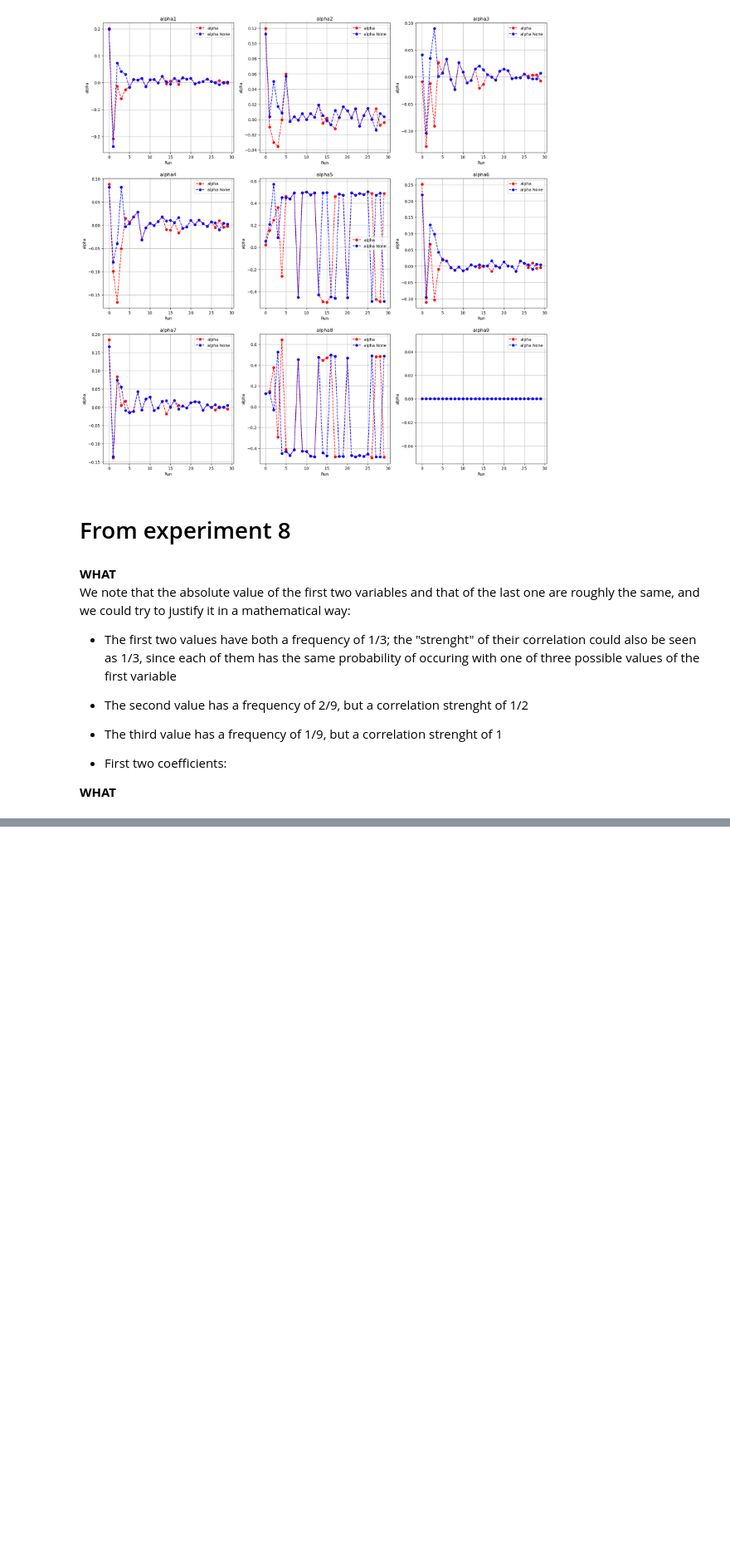
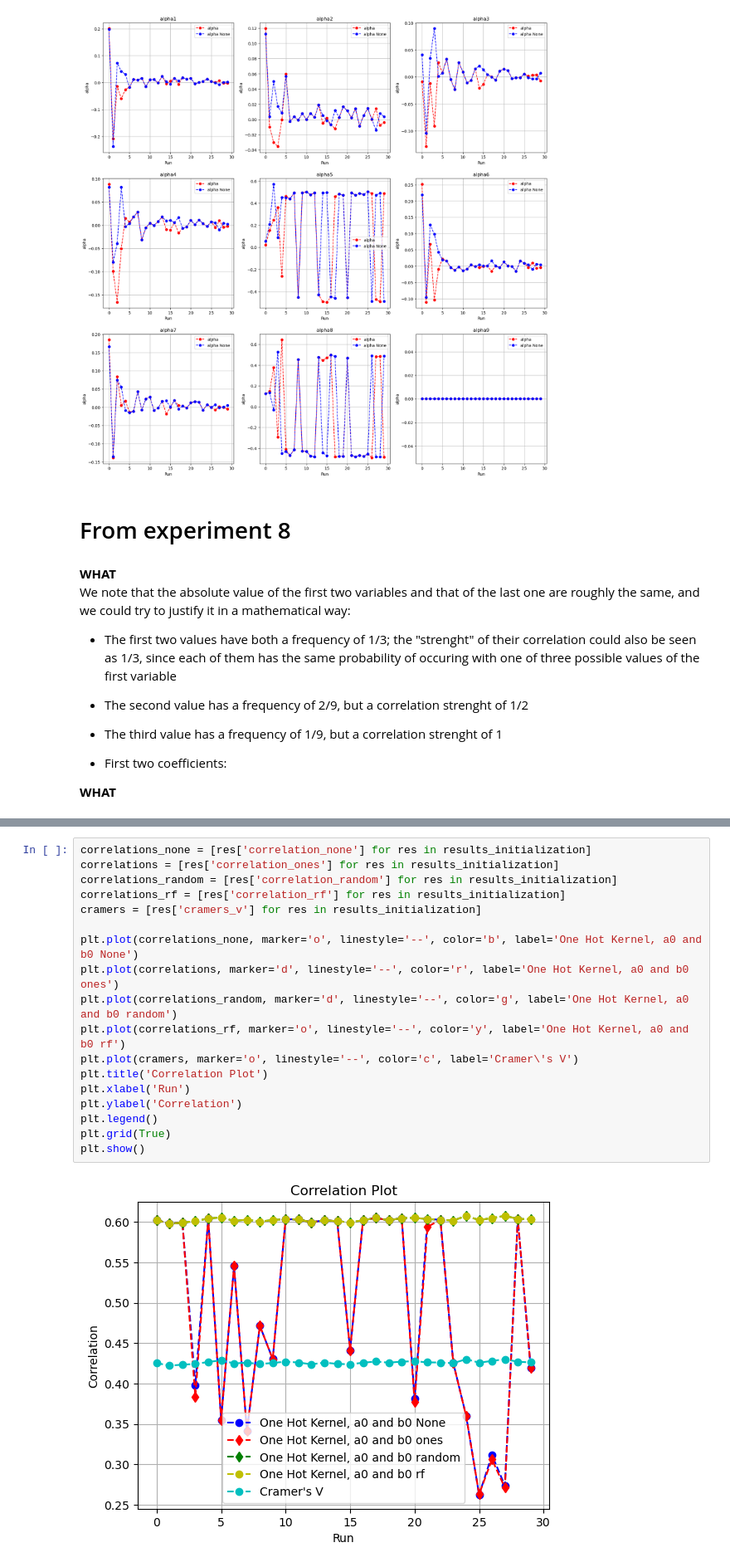
Before and after one commit to Mars4269/cFair-one-hot-kernel, a Jupyter notebook: old_things.ipynb, the cells around one changed output, grey strips where cells are left out. Shown at 83% size. Saved outputs shown, nothing was run; the diff lists cells and outputs as text; blank space fills up the shorter version.

```diff
--- a/old_things.ipynb
+++ b/old_things.ipynb
@@ -883,0 +918,20 @@ We note that the absolute value of the first two variables and that of the last
+# %%
+correlations_none = [res['correlation_none'] for res in results_initialization]
+correlations = [res['correlation_ones'] for res in results_initialization]
+correlations_random = [res['correlation_random'] for res in results_initialization]
+correlations_rf = [res['correlation_rf'] for res in results_initialization]
+cramers = [res['cramers_v'] for res in results_initialization]
+
+plt.plot(correlations_none, marker='o', linestyle='--', color='b', label='One Hot Kernel, a0 and b0 None')
+plt.plot(correlations, marker='d', linestyle='--', color='r', label='One Hot Kernel, a0 and b0 ones')
+plt.plot(correlations_random, marker='d', linestyle='--', color='g', label='One Hot Kernel, a0 and b0 random')
+plt.plot(correlations_rf, marker='o', linestyle='--', color='y', label='One Hot Kernel, a0 and b0 rf')
+plt.plot(cramers, marker='o', linestyle='--', color='c', label='Cramer\'s V')
+plt.title('Correlation Plot')
+plt.xlabel('Run')
+plt.ylabel('Correlation')
+plt.legend()
+plt.grid(True)
+plt.show()
+# %% [output]
+[figure, added]
```
Also changed, not shown: parts of 2 cells of this notebook.
